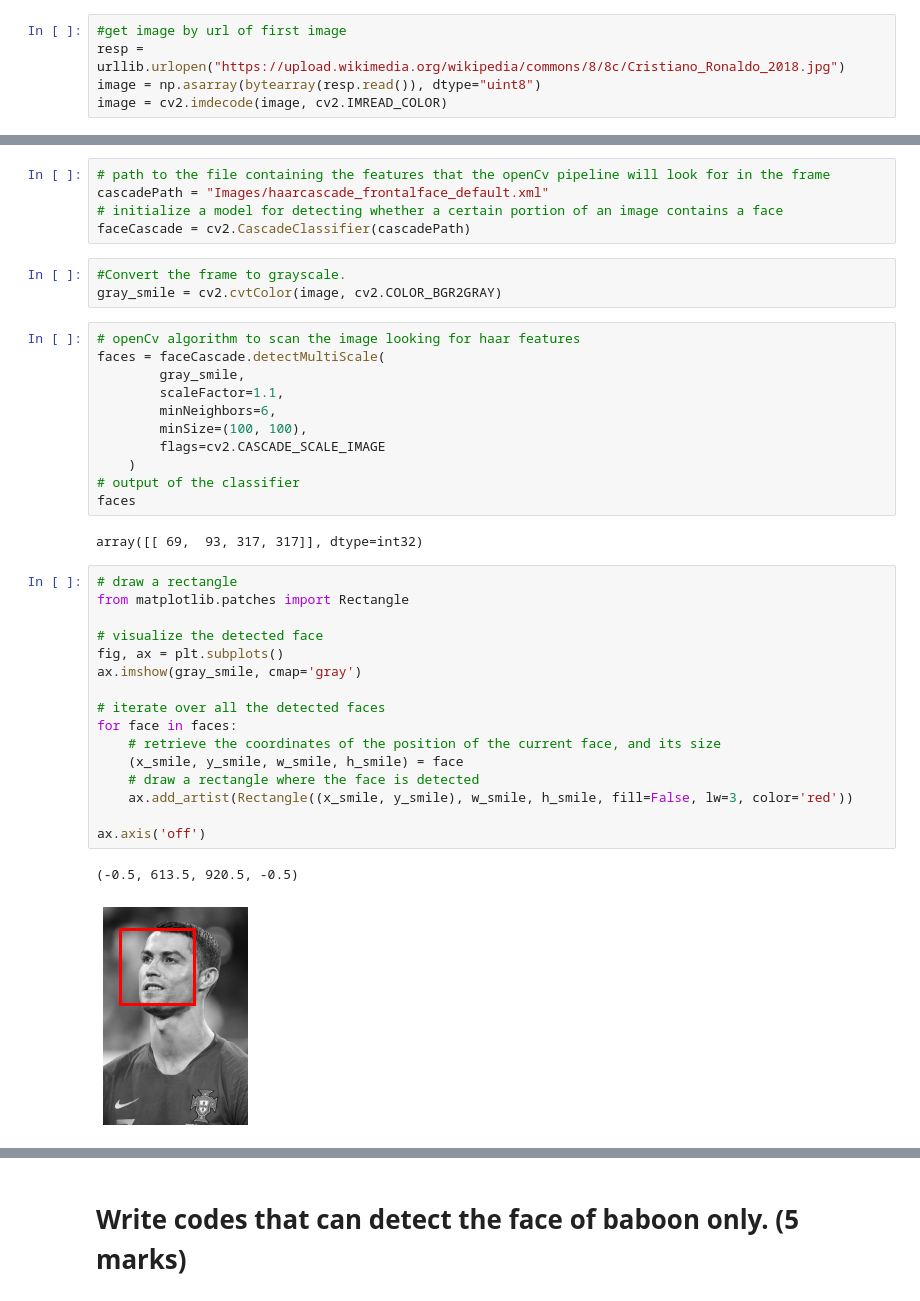
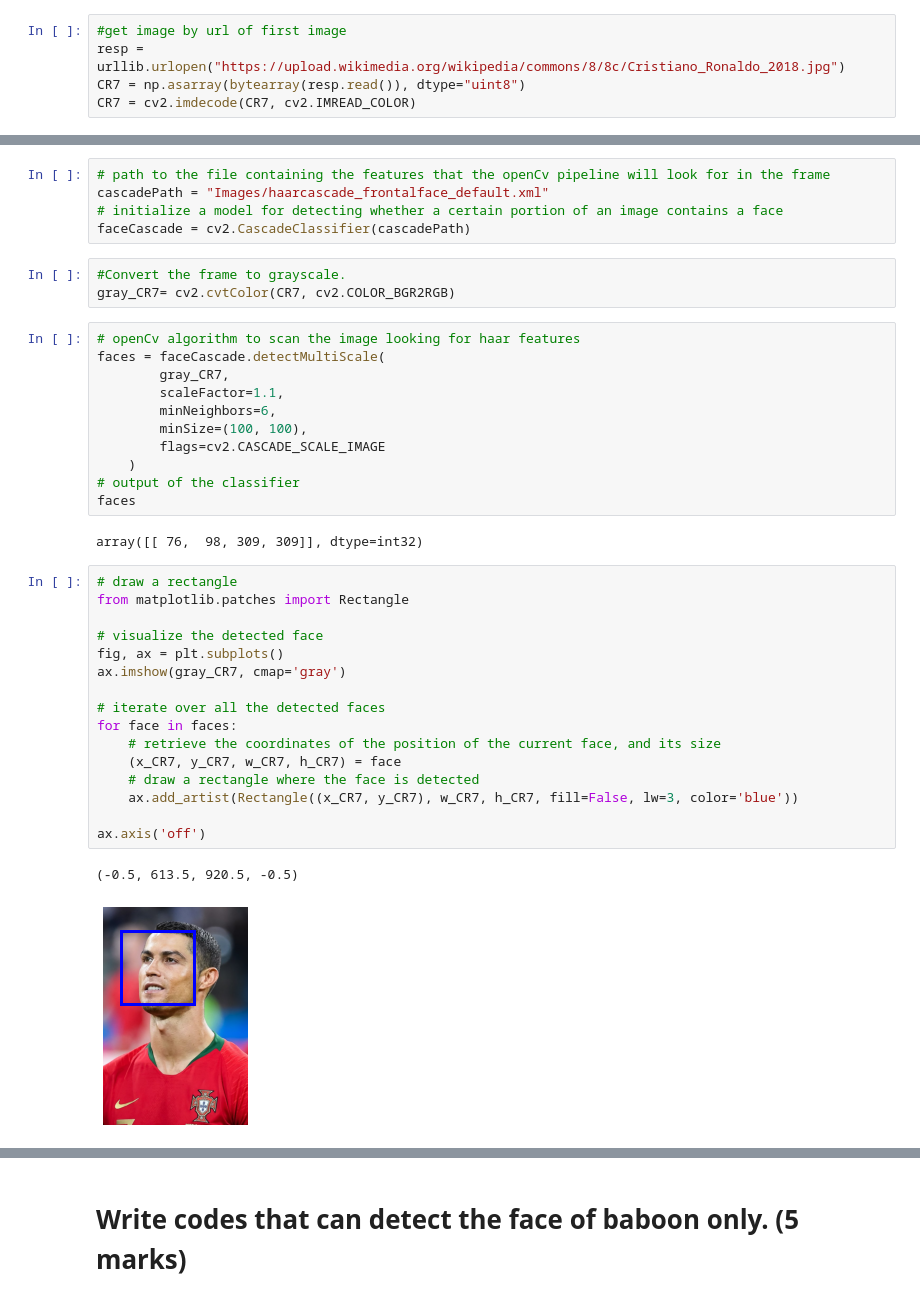
Before and after one commit to Mwanje/data-mining, a Jupyter notebook: Data Mining test1.ipynb, the cells around one changed output, grey strips where cells are left out. Drawn from its saved outputs; the diff is of its cells as text.

```diff
--- a/Data Mining test1.ipynb
+++ b/Data Mining test1.ipynb
@@ -16,8 +16,8 @@ from IPython.display import display, clear_output
 # %%
 #get image by url of first image
 resp = urllib.urlopen("https://upload.wikimedia.org/wikipedia/commons/8/8c/Cristiano_Ronaldo_2018.jpg")
-image = np.asarray(bytearray(resp.read()), dtype="uint8")
-image = cv2.imdecode(image, cv2.IMREAD_COLOR)
+CR7 = np.asarray(bytearray(resp.read()), dtype="uint8")
+CR7 = cv2.imdecode(CR7, cv2.IMREAD_COLOR)
 # %%
 #get image by url of Second image
 resp = urllib.urlopen("https://cf-courses-data.s3.us.cloud-object-storage.appdomain.cloud/IBMDeveloperSkillsNetwork-CV0101EN-SkillsNetwork/images%20/images_part_1/baboon.png")
@@ -45,11 +45,11 @@ cascadePath = "Images/haarcascade_frontalface_default.xml"
 faceCascade = cv2.CascadeClassifier(cascadePath)
 # %%
 #Convert the frame to grayscale.
-gray_smile = cv2.cvtColor(image, cv2.COLOR_BGR2GRAY)
+gray_CR7= cv2.cvtColor(CR7, cv2.COLOR_BGR2RGB)
 # %%
 # openCv algorithm to scan the image looking for haar features
 faces = faceCascade.detectMultiScale(
-        gray_smile,
+        gray_CR7,
         scaleFactor=1.1,
         minNeighbors=6,
         minSize=(100, 100),
@@ -58,24 +58,24 @@ faces = faceCascade.detectMultiScale(
 # output of the classifier
 faces
 # %% [output]
-array([[ 69,  93, 317, 317]], dtype=int32)
+array([[ 76,  98, 309, 309]], dtype=int32)
 # %%
 # draw a rectangle
 from matplotlib.patches import Rectangle
 
 # visualize the detected face
 fig, ax = plt.subplots()
-ax.imshow(gray_smile, cmap='gray')
+ax.imshow(gray_CR7, cmap='gray')
 
 # iterate over all the detected faces
 for face in faces:
     # retrieve the coordinates of the position of the current face, and its size
-    (x_smile, y_smile, w_smile, h_smile) = face
+    (x_CR7, y_CR7, w_CR7, h_CR7) = face
     # draw a rectangle where the face is detected
-    ax.add_artist(Rectangle((x_smile, y_smile), w_smile, h_smile, fill=False, lw=3, color='red'))
+    ax.add_artist(Rectangle((x_CR7, y_CR7), w_CR7, h_CR7, fill=False, lw=3, color='blue'))
 
 ax.axis('off')
 # %% [output]
 (-0.5, 613.5, 920.5, -0.5)
-[figure, old version]
+[figure, new version]
 # %%
```
Also changed, not shown: parts of 10 cells of this notebook.
